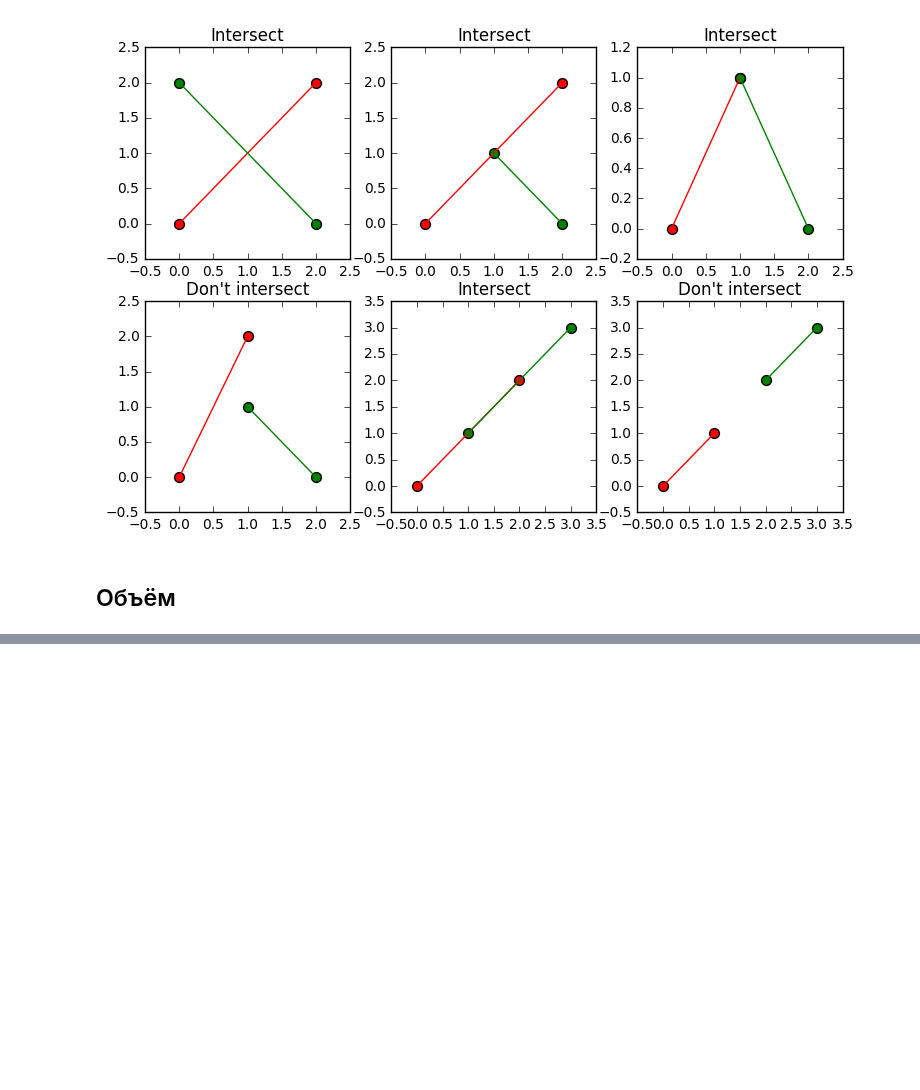
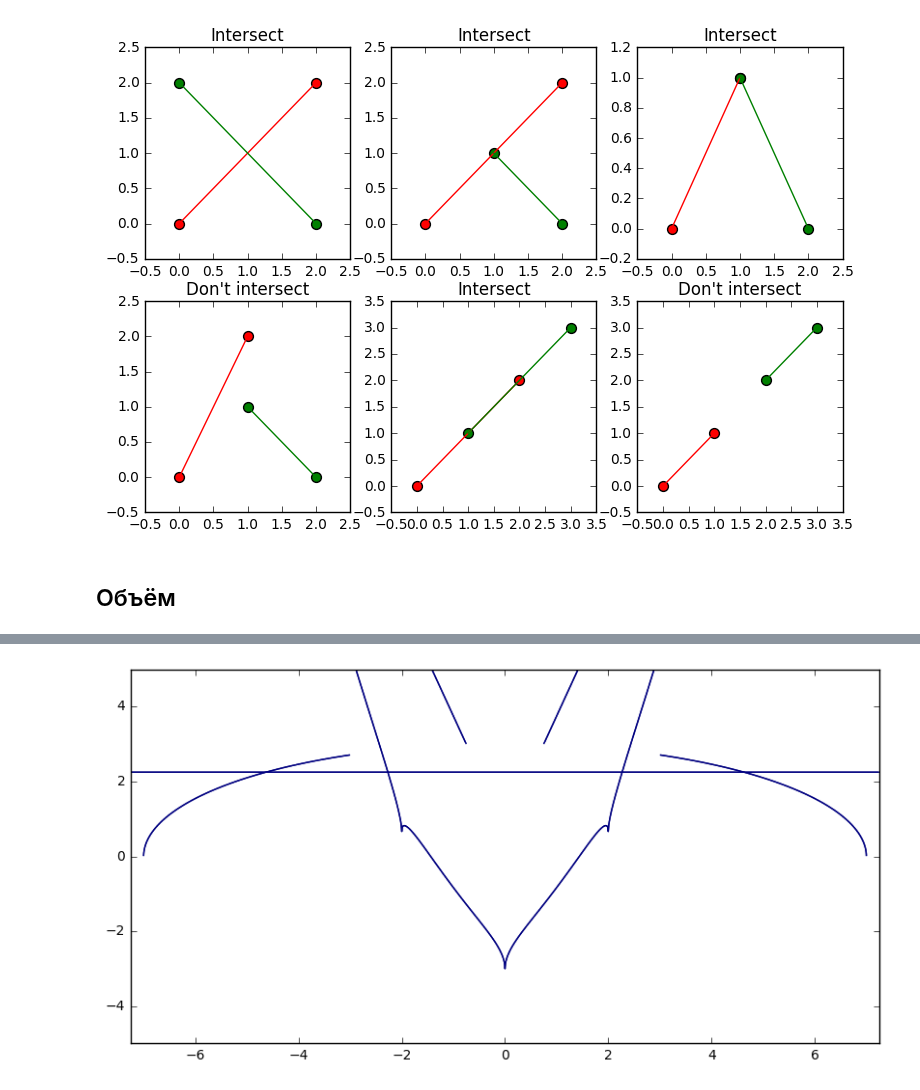
Before and after one commit to CT-18/cg, a Jupyter notebook: foundation.ipynb, the cells around one changed output, grey strips where cells are left out. Cells and saved outputs as stored; diff of their text form; code cells hidden in the pictures; blank space fills up the shorter version.

Commit message:
Add batman

```diff
--- a/foundation.ipynb
+++ b/foundation.ipynb
@@ -404,0 +405,10 @@ $$
+# %%
+def volume(a, n):
+    return 1 # Впишите ответ
+# %%
+# Запустить для проверки ответа
+
+plt.figure(figsize=(10, 5))
+solutions.batman(plt, volume)
+# %% [output]
+[figure, added]
```
Also changed, not shown: parts of 1 cell of this notebook, 1 other file.
